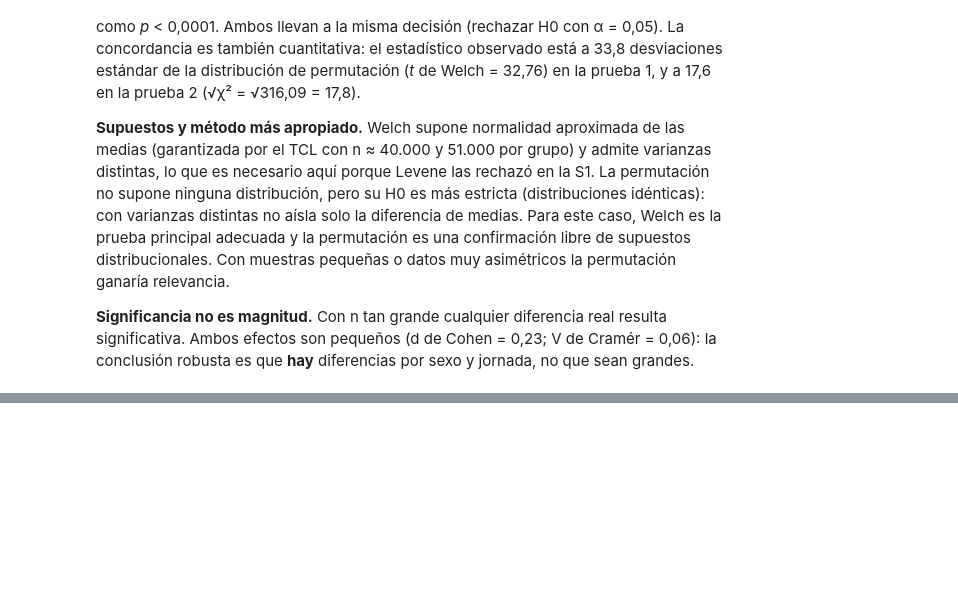
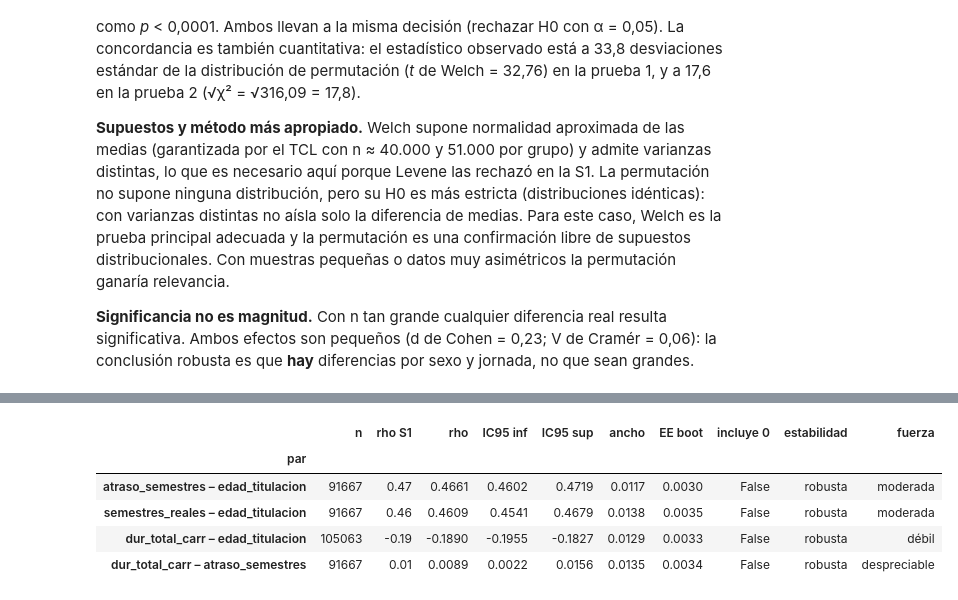
Before and after one commit to Feroroman/sumativa1-f2-mcdi501, a Jupyter notebook: S2/notebooks/Sumativa2_F3_Titulados.ipynb, the cells around one changed output, grey strips where cells are left out. Drawn from its saved outputs; the diff is of its cells as text; code cells hidden in the pictures; blank space fills up the shorter version.

```diff
--- a/S2/notebooks/Sumativa2_F3_Titulados.ipynb
+++ b/S2/notebooks/Sumativa2_F3_Titulados.ipynb
@@ -340,0 +348,52 @@ plt.show()
+# %%
+def rangos_promedio(codigos, k):
+    """Rangos promedio (con empates) a partir del código de cada valor único."""
+    conteo = np.bincount(codigos, minlength=k)
+    antes = np.cumsum(conteo) - conteo          # cuántos valores son menores
+    return (antes + (conteo + 1) / 2)[codigos]
+
+def spearman_boot(x, y, B=B):
+    """Réplicas bootstrap de rho de Spearman remuestreando pares (x, y) completos."""
+    _, cx = np.unique(x, return_inverse=True)
+    _, cy = np.unique(y, return_inverse=True)
+    kx, ky, n = cx.max() + 1, cy.max() + 1, len(x)
+    reps = np.empty(B)
+    for b in range(B):
+        i = rng.integers(0, n, n)
+        reps[b] = np.corrcoef(rangos_promedio(cx[i], kx), rangos_promedio(cy[i], ky))[0, 1]
+    return reps
+
+def fuerza(r):
+    r = abs(r)
+    return "despreciable" if r < 0.1 else "débil" if r < 0.3 else "moderada" if r < 0.5 else "fuerte"
+
+PARES = [("atraso_semestres", "edad_titulacion"),
+         ("semestres_reales", "edad_titulacion"),
+         ("dur_total_carr",   "edad_titulacion"),
+         ("dur_total_carr",   "atraso_semestres")]
+
+boot_corr, filas = {}, []
+for v1, v2 in PARES:
+    datos = df[[v1, v2]].dropna()
+    x, y = datos[v1].to_numpy(), datos[v2].to_numpy()
+    rho = stats.spearmanr(x, y).statistic
+    reps = spearman_boot(x, y)
+    li, ls = ic_percentil(reps)
+    nombre = f"{v1} – {v2}"
+    boot_corr[nombre] = reps
+    incluye_0 = li <= 0 <= ls
+    filas.append({"par": nombre, "n": len(datos), "rho S1": S1_SPEARMAN[(v1, v2)], "rho": rho,
+                  "IC95 inf": li, "IC95 sup": ls, "ancho": ls - li, "EE boot": reps.std(ddof=1),
+                  "incluye 0": incluye_0,
+                  "estabilidad": "nula / inestable" if incluye_0 or (ls - li) > 0.1 else "robusta",
+                  "fuerza": fuerza(rho)})
+
+tabla_corr = pd.DataFrame(filas).set_index("par")
+tabla_corr.round(4)
+# %% [output]
+|  | n | rho S1 | rho | IC95 inf | IC95 sup | ancho | EE boot | incluye 0 | estabilidad | fuerza |
+| par |  |  |  |  |  |  |  |  |  |  |
+| atraso_semestres – edad_titulacion | 91667 | 0.47 | 0.4661 | 0.4602 | 0.4719 | 0.0117 | 0.0030 | False | robusta | moderada |
+| semestres_reales – edad_titulacion | 91667 | 0.46 | 0.4609 | 0.4541 | 0.4679 | 0.0138 | 0.0035 | False | robusta | moderada |
+| dur_total_carr – edad_titulacion | 105063 | -0.19 | -0.1890 | -0.1955 | -0.1827 | 0.0129 | 0.0033 | False | robusta | débil |
+| dur_total_carr – atraso_semestres | 91667 | 0.01 | 0.0089 | 0.0022 | 0.0156 | 0.0135 | 0.0034 | False | robusta | despreciable |
```
Also changed, not shown: parts of 3 cells of this notebook, 2 other files.
